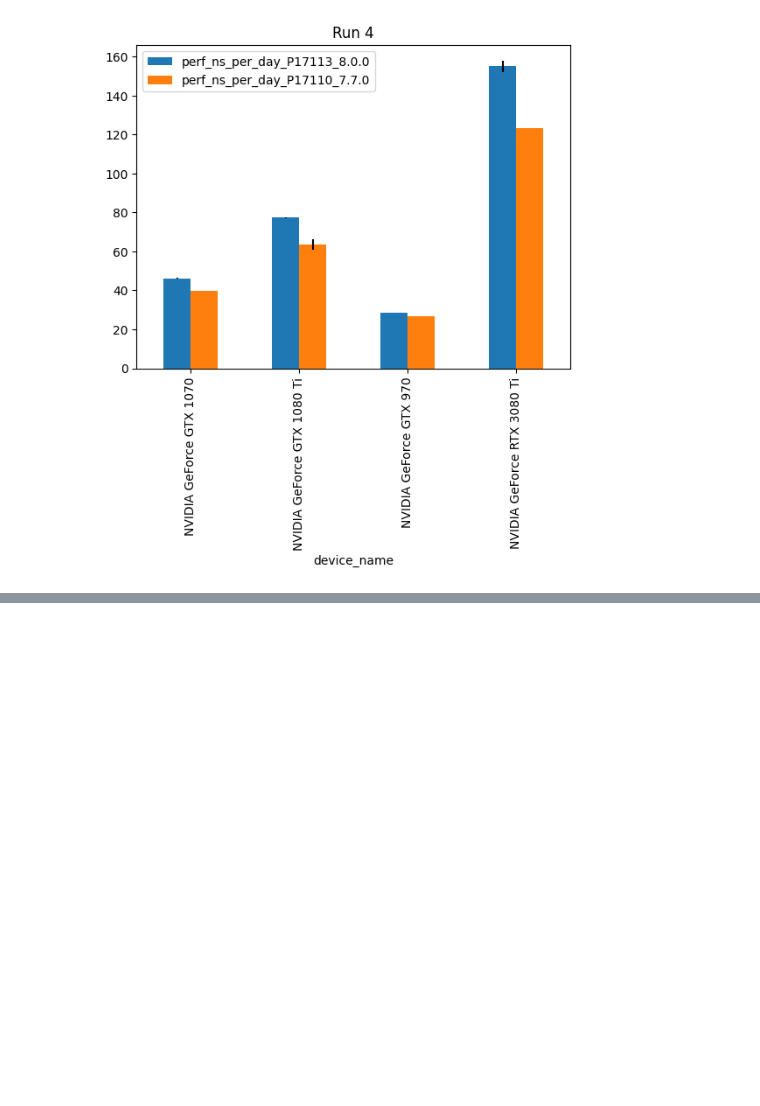
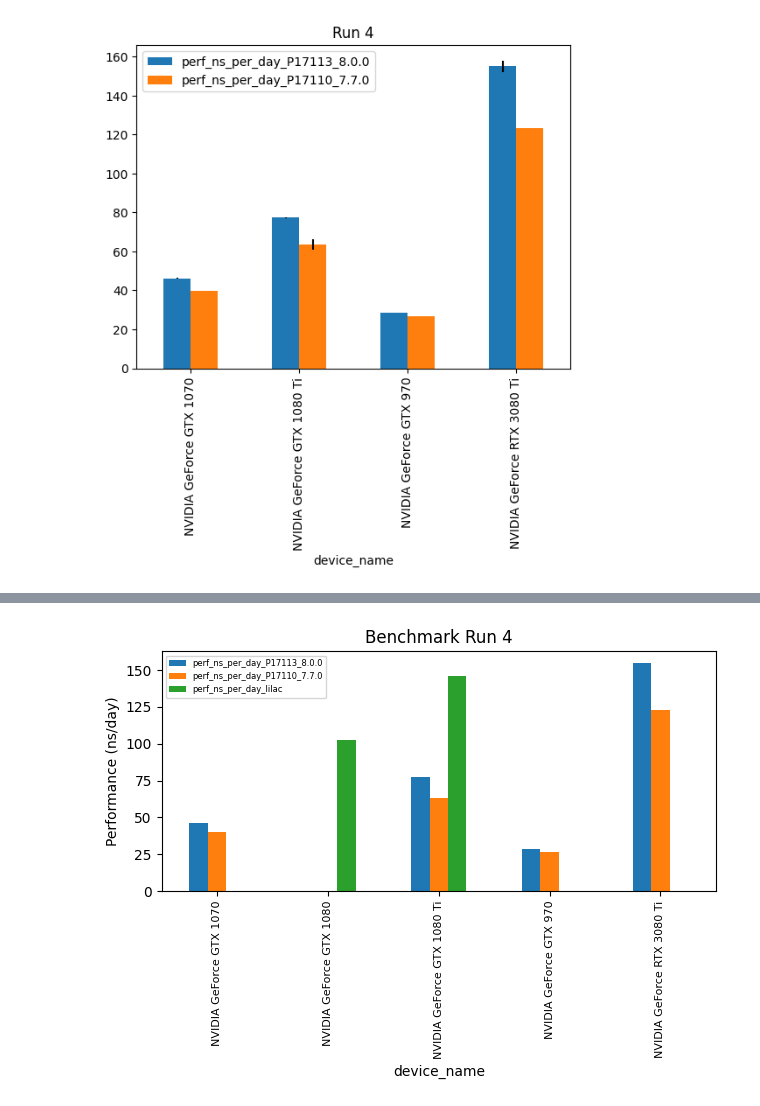
Before and after one commit to FoldingAtHome/fah-gpu-species, a Jupyter notebook: notebooks/core22_8.0.ipynb, the cells around one changed output, grey strips where cells are left out. Cells and saved outputs as stored; diff of their text form; code cells hidden in the pictures; blank space fills up the shorter version.

```diff
--- a/notebooks/core22_8.0.ipynb
+++ b/notebooks/core22_8.0.ipynb
@@ -257,0 +400,9 @@ plot_merged_run(data_113_sel, data_110_sel, 4, "P17113_8.0.0","P17110_7.7.0")
+# %%
+run4 = merge_with_lilac_ref(data_113_sel, data_110_sel, lilac_df, 4, "P17113_8.0.0","P17110_7.7.0")
+run4.plot.bar(title="Benchmark Run 4", ylabel="Performance (ns/day)")
+plt.xticks(fontsize=8)
+plt.subplots_adjust(left=0.1, right=0.9, top=0.9, bottom=0.1)
+plt.legend(fontsize=6)
+plt.tight_layout()
+# %% [output]
+[figure, added]
```
Also changed, not shown: parts of 15 cells of this notebook, 6 other files.
